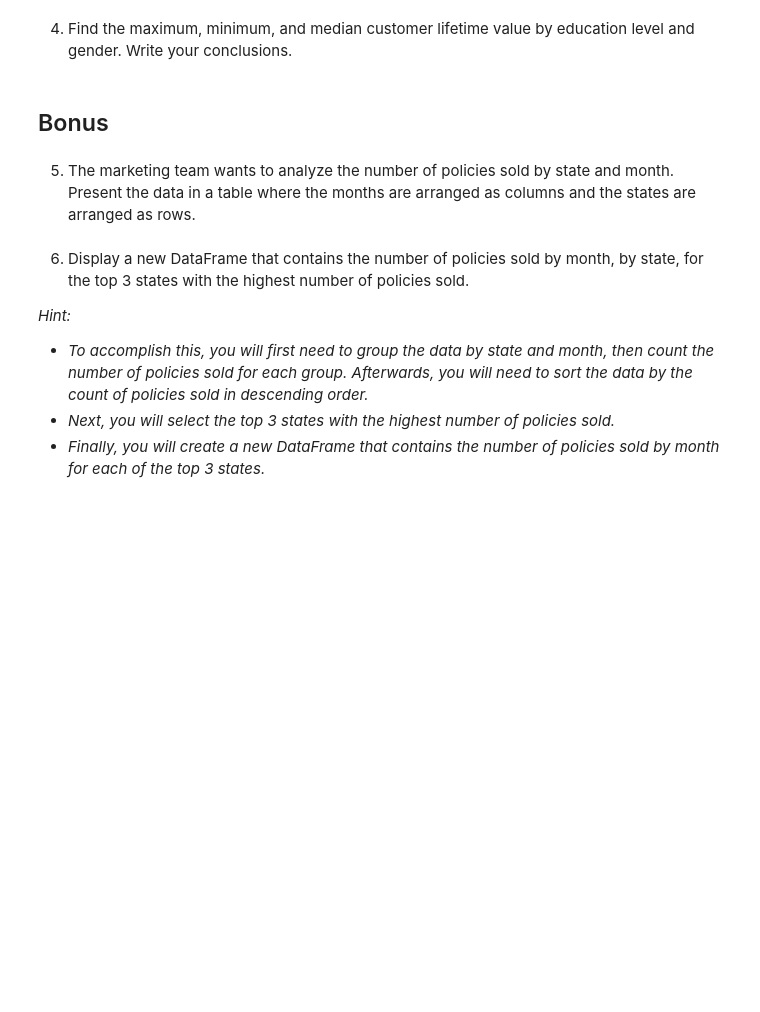
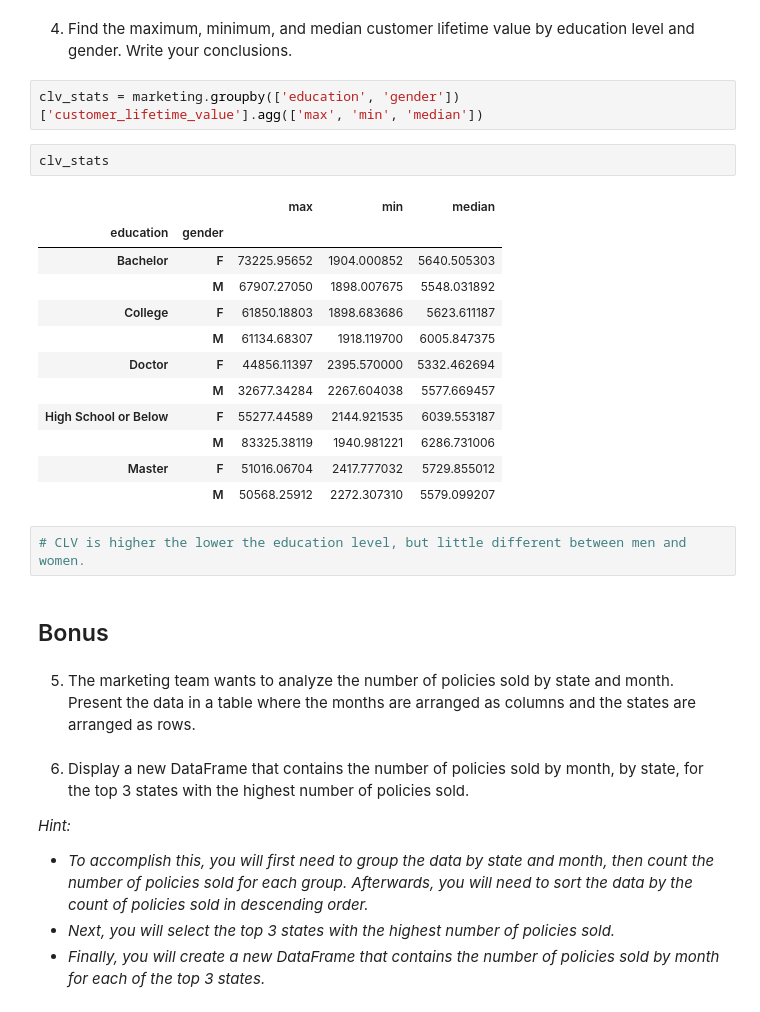
Before and after one commit to data-bootcamp-v4/lab-dw-data-aggregation-and-filtering, a Jupyter notebook: lab-dw-aggregating.ipynb, the cells around one changed output. Cells and saved outputs as stored; diff of their text form; blank space fills up the shorter version.

```diff
--- a/lab-dw-aggregating.ipynb
+++ b/lab-dw-aggregating.ipynb
@@ -146,5 +302,24 @@ KeyError: False
 # %% [markdown]
 4. Find the maximum, minimum, and median customer lifetime value by education level and gender. Write your conclusions.
+# %%
+clv_stats = marketing.groupby(['education', 'gender'])['customer_lifetime_value'].agg(['max', 'min', 'median'])
+# %%
+clv_stats
+# %% [output]
+|  |  | max | min | median |
+| education | gender |  |  |  |
+| Bachelor | F | 73225.95652 | 1904.000852 | 5640.505303 |
+|  | M | 67907.27050 | 1898.007675 | 5548.031892 |
+| College | F | 61850.18803 | 1898.683686 | 5623.611187 |
+|  | M | 61134.68307 | 1918.119700 | 6005.847375 |
+| Doctor | F | 44856.11397 | 2395.570000 | 5332.462694 |
+|  | M | 32677.34284 | 2267.604038 | 5577.669457 |
+| High School or Below | F | 55277.44589 | 2144.921535 | 6039.553187 |
+|  | M | 83325.38119 | 1940.981221 | 6286.731006 |
+| Master | F | 51016.06704 | 2417.777032 | 5729.855012 |
+|  | M | 50568.25912 | 2272.307310 | 5579.099207 |
+# %%
+# CLV is higher the lower the education level, but little different between men and women.
 # %% [markdown]
 ## Bonus
 # %% [markdown]
```
Also changed, not shown: parts of 23 cells of this notebook.
